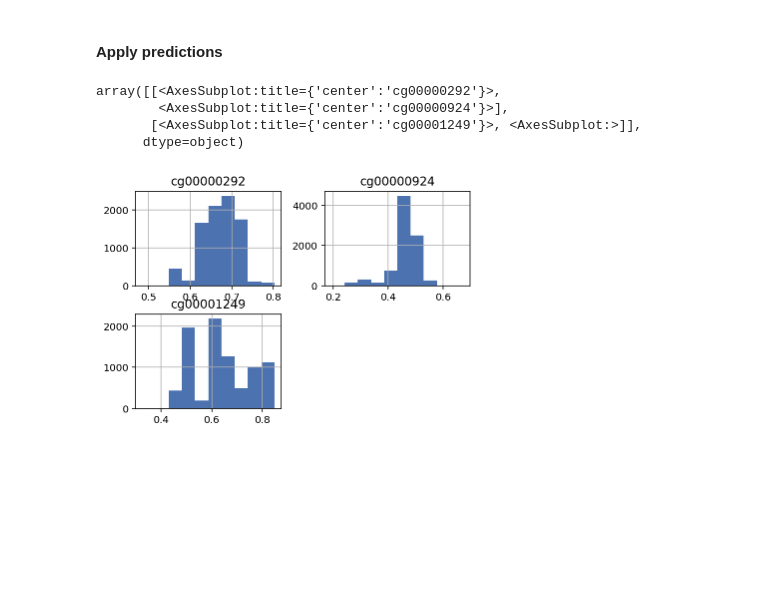
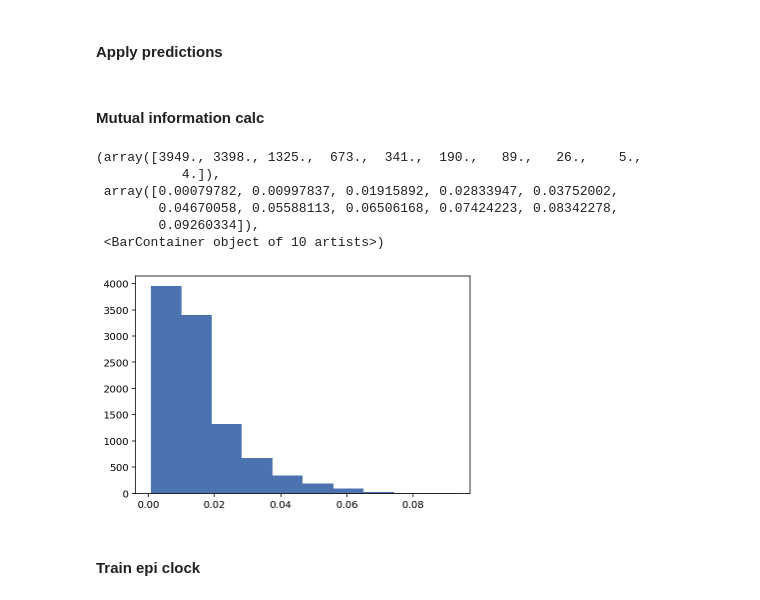
Before and after one commit to zanekoch/methylation_and_mutation, a Jupyter notebook: mut_clock_dev.ipynb, the cells around one changed output. Saved outputs shown, nothing was run; the diff lists cells and outputs as text; code cells hidden in the pictures; blank space fills up the shorter version.

Commit message:
add mutual info fxn

```diff
--- a/mut_clock_dev.ipynb
+++ b/mut_clock_dev.ipynb
@@ -140,6 +147,15 @@ X_test['age_at_index'].hist(ax = axes[1])
 # %% [output]
 <AxesSubplot:>
 [figure]
+# %%
+# read in train and test samples
+train_samples_fn = "/cellar/users/zkoch/methylation_and_mutation/output_dirs/output_010423/train_samples.txt"
+with open(train_samples_fn, "r") as f:
+    training_samples = f.read().splitlines()
+# read in train and test samples
+test_samples_fn = "/cellar/users/zkoch/methylation_and_mutation/output_dirs/output_010423/test_samples.txt"
+with open(test_samples_fn, "r") as f:
+    testing_samples = f.read().splitlines()
 # %% [markdown]
 #### Train predictors
 # %%
@@ -273,8 +291,24 @@ all_pred_methyl_df = mut_clock.predict_all_cpgs(cpg_ids = ["cg00000292", "cg0000
-# %%
-all_pred_methyl_df.hist()
-# %% [output]
-array([[<AxesSubplot:title={'center':'cg00000292'}>,
-        <AxesSubplot:title={'center':'cg00000924'}>],
-       [<AxesSubplot:title={'center':'cg00001249'}>, <AxesSubplot:>]],
-      dtype=object)
-[figure, removed]
+# %% [markdown]
+#### Mutual information calc
+# %%
+test_df = mut_clock.all_methyl_age_df_t.loc[testing_samples, :]
+ages = test_df['age_at_index']
+test_df = test_df.iloc[:, 1:-36]
+# %%
+mi = mut_clock.mutual_info(
+    samples = testing_samples,
+    cpg_ids = test_df.columns.to_list(),
+    covariate=ages
+    )
+# %%
+plt.hist(mi)
+# %% [output]
+(array([3949., 3398., 1325.,  673.,  341.,  190.,   89.,   26.,    5.,
+           4.]),
+ array([0.00079782, 0.00997837, 0.01915892, 0.02833947, 0.03752002,
+        0.04670058, 0.05588113, 0.06506168, 0.07424223, 0.08342278,
+        0.09260334]),
+ <BarContainer object of 10 artists>)
+[figure, added]
+# %% [markdown]
+#### Train epi clock
```
Also changed, not shown: parts of 8 cells of this notebook, 2 other files.
